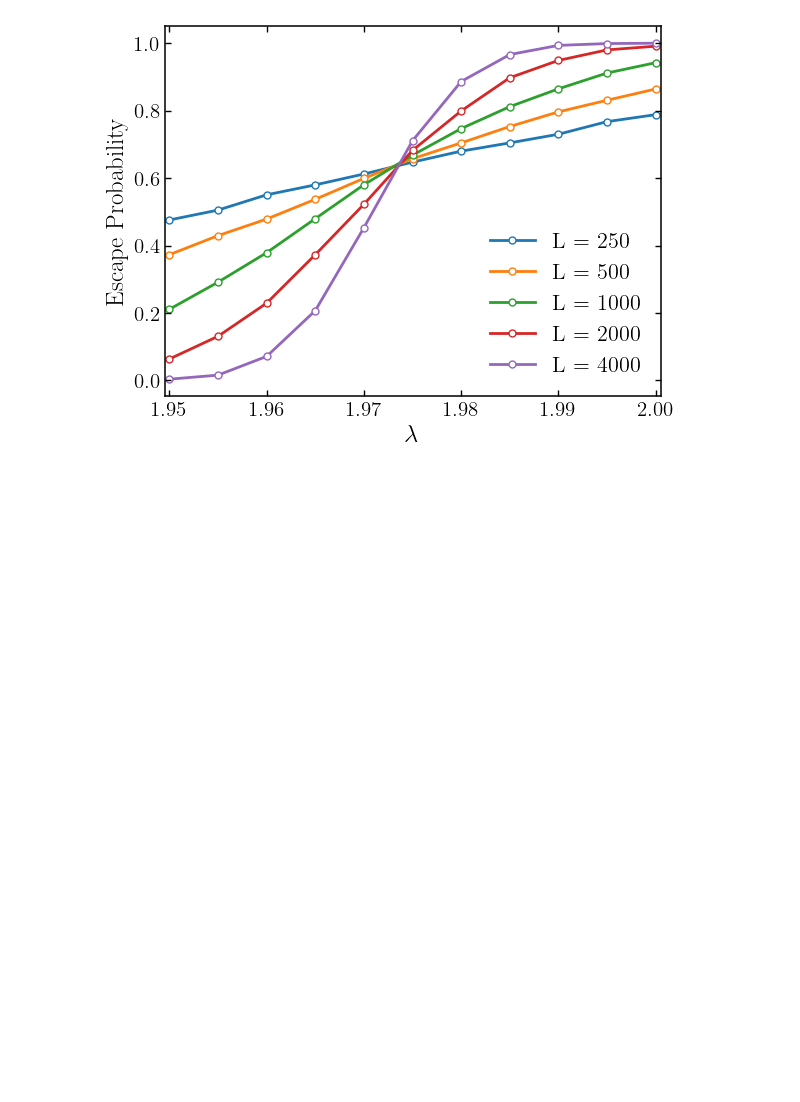
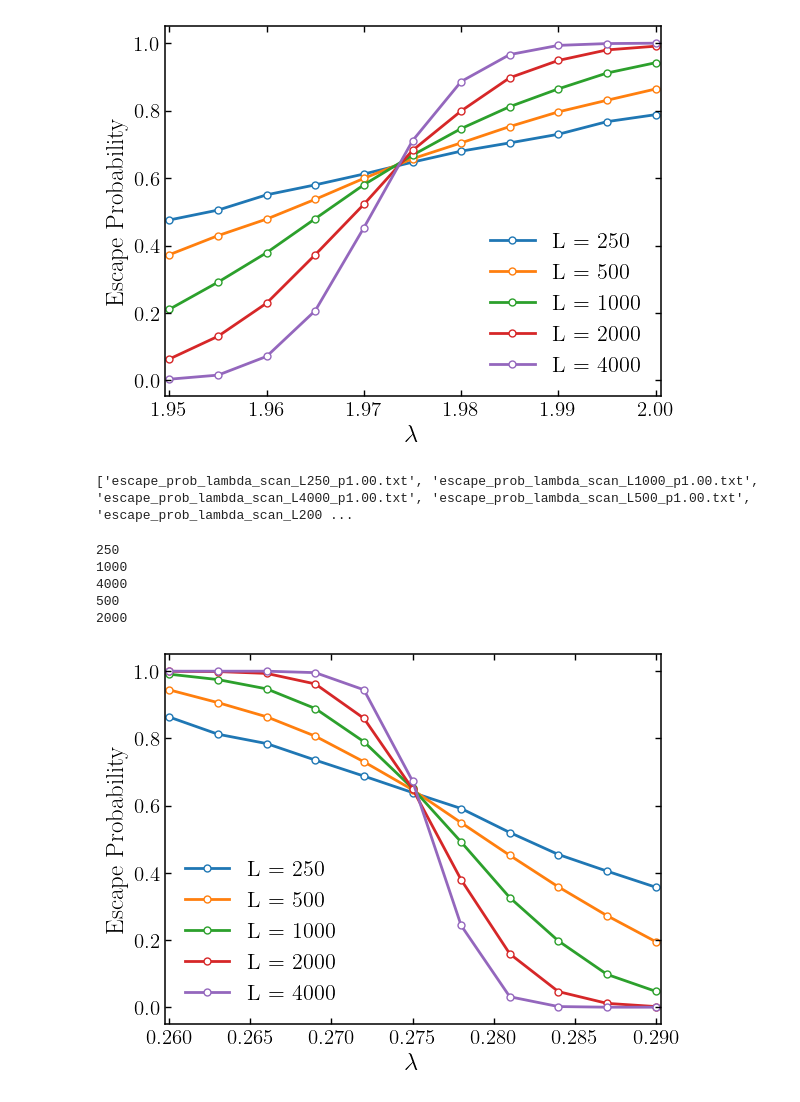
Before and after one commit to ritams/chase-escape, a Jupyter notebook: analysis/plot.ipynb, the cells around one changed output. Cells and saved outputs as stored; diff of their text form; code cells hidden in the pictures; blank space fills up the shorter version.

Commit message:
added alpha vs escape prob

```diff
--- a/analysis/plot.ipynb
+++ b/analysis/plot.ipynb
@@ -89,3 +89,40 @@ plt.savefig('escape_prob_vs_lambda.pdf', dpi=300, bbox_inches='tight')
 plt.show()
 # %% [output]
 [figure]
+# %%
+fileNames = glob.glob('escape_prob_lambda_scan_*.txt')
+print(fileNames)
+# %% [output]
+['escape_prob_lambda_scan_L250_p1.00.txt', 'escape_prob_lambda_scan_L1000_p1.00.txt', 'escape_prob_lambda_scan_L4000_p1.00.txt', 'escape_prob_lambda_scan_L500_p1.00.txt', 'escape_prob_lambda_scan_L200 ...
+# %%
+data_dict = {}
+L_list = []
+for fileName in fileNames:
+    data = np.loadtxt(fileName)
+    L = int(fileName.split('_')[4][1:])
+    print(L)
+    L_list.append(L)
+    data_dict[L] = data
+
+L_list.sort()
+# %% [output]
+250
+1000
+4000
+500
+2000
+# %%
+for L in L_list:
+    alphas = data_dict[L][:, 0]
+    escape_probs = data_dict[L][:, 1]
+    plt.plot(alphas, escape_probs, 'o-', label=f'L = {L}', lw=2, markersize=5, markerfacecolor='white', markeredgewidth=1,)
+
+
+
+plt.xlabel(r'$\alpha$', fontsize=18)
+plt.ylabel('Escape Probability', fontsize=18)
+plt.legend(fontsize=16)
+plt.savefig('escape_prob_vs_alpha.pdf', dpi=300, bbox_inches='tight')
+plt.show()
+# %% [output]
+[figure, added]
```
Also changed, not shown: 6 other files.
